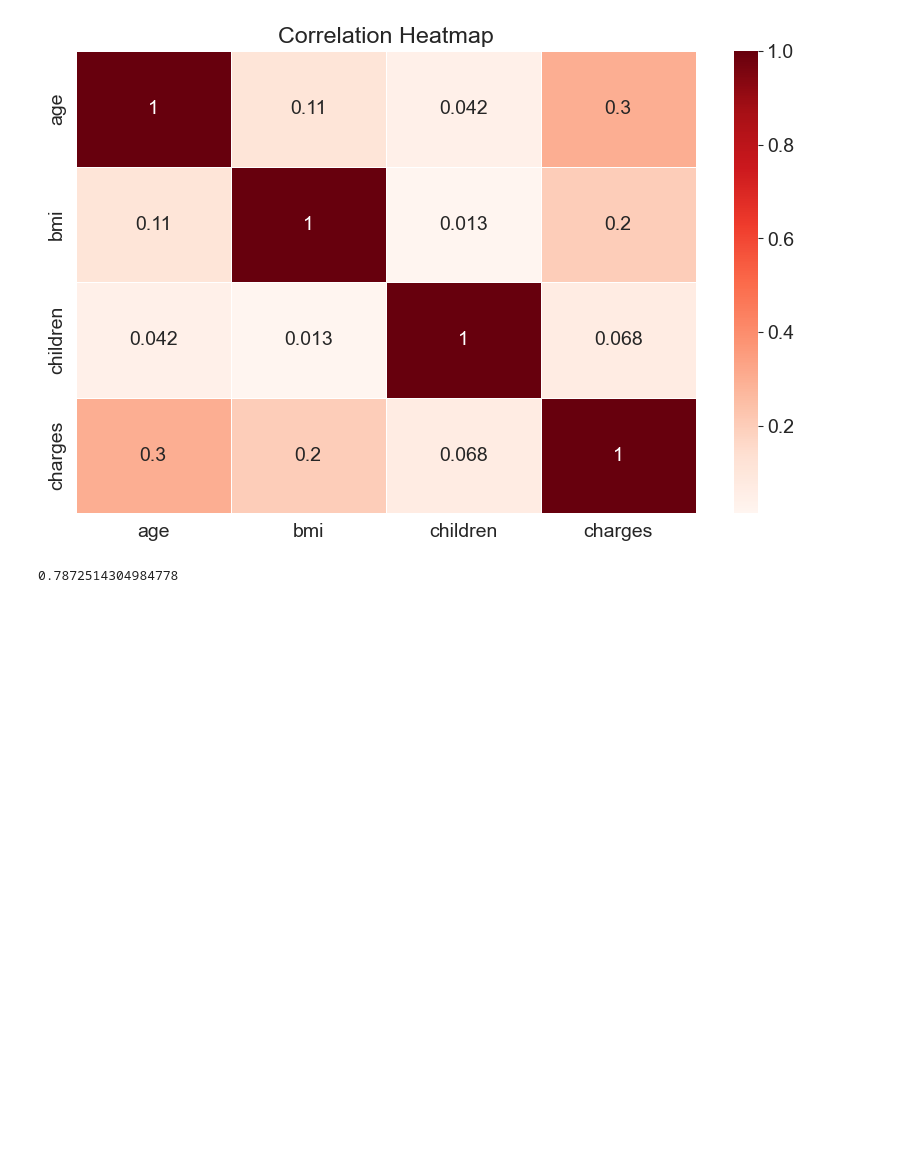
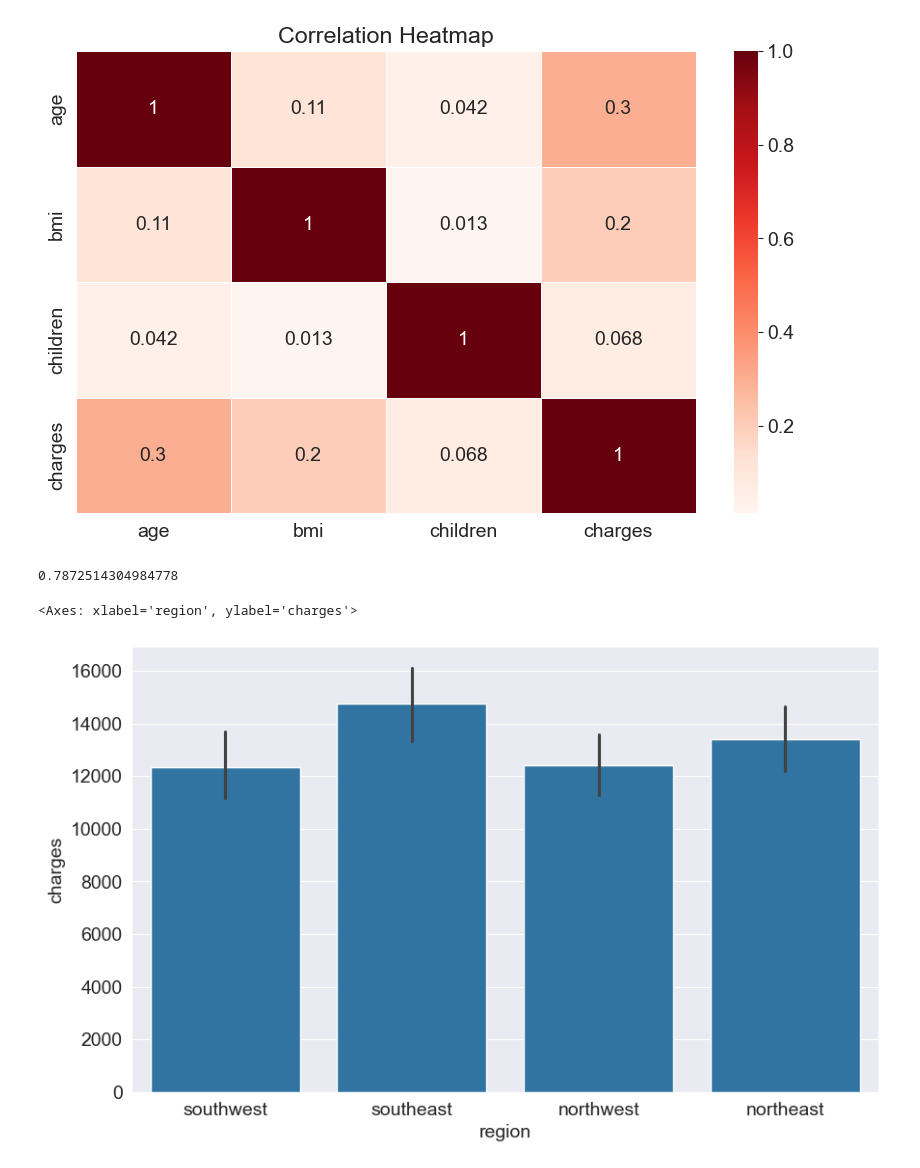
Before and after one commit to Yared-Mengiste/pridicting_medical_expenses_linear_regression, a Jupyter notebook: linear_regression.ipynb, the cells around one changed output. Saved outputs shown, nothing was run; the diff lists cells and outputs as text; code cells hidden in the pictures; blank space fills up the shorter version.

```diff
--- a/linear_regression.ipynb
+++ b/linear_regression.ipynb
@@ -109,7 +109,16 @@ Text(0.5, 1.0, 'Correlation Heatmap')
 [figure]
 # %%
 smoker_values = {'no': 0, 'yes': 1}
-smoker_numeric = medical_df['smoker'].map(smoker_values)
-smoker_numeric.corr(medical_df['charges'])
+medical_df['smoker_code'] = medical_df['smoker'].map(smoker_values)
-# %% [output]
-0.7872514304984778
+# %%
+medical_df.charges.corr(medical_df['smoker_code'])
+# %% [output]
+0.7872514304984778
+# %%
+sex_values = {'female': 0, 'male': 1}
+medical_df['sex_code'] = medical_df['sex'].map(sex_values)
+# %%
+sns.barplot(data=medical_df, x='region', y='charges')
+# %% [output]
+<Axes: xlabel='region', ylabel='charges'>
+[figure, added]
```
Also changed, not shown: parts of 5 cells of this notebook.
